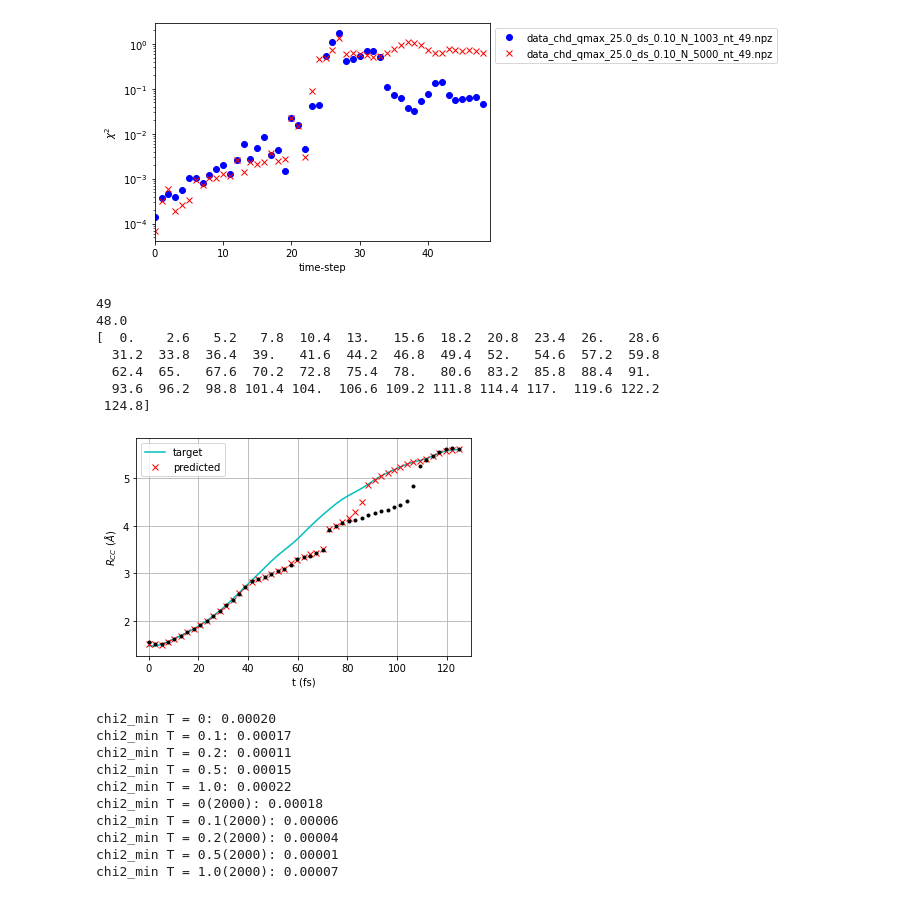
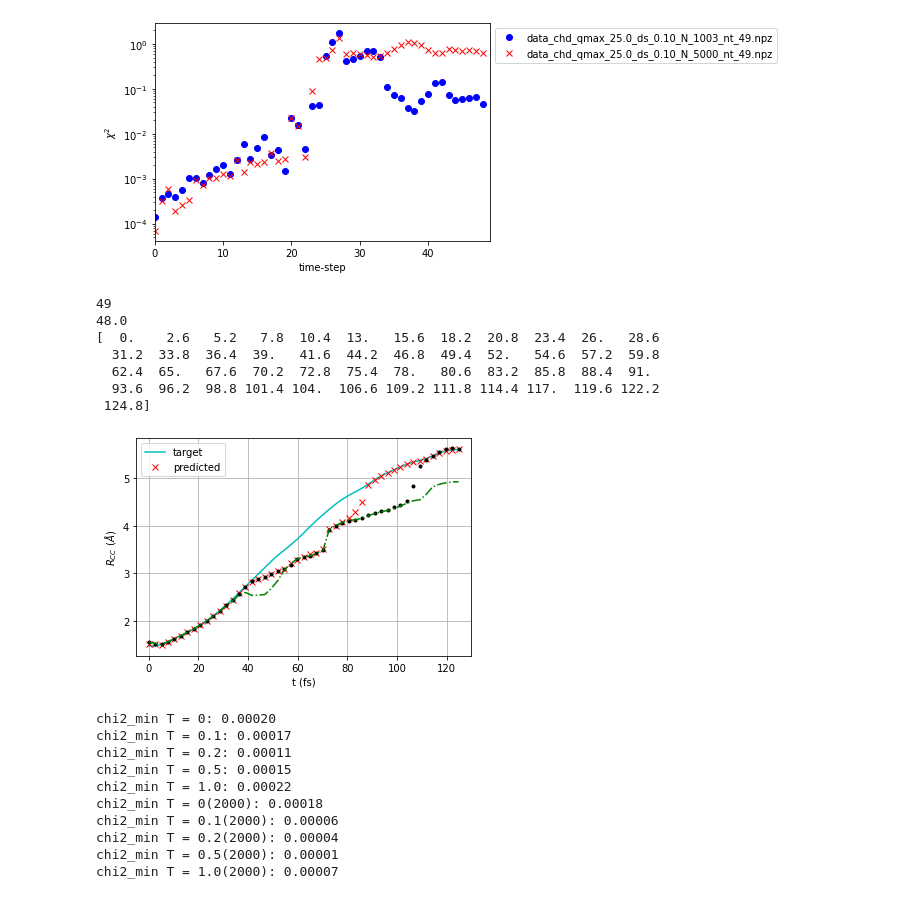
Before and after one commit to tnorthey/molecule, a Jupyter notebook: create_plots_chd.ipynb, the cells around one changed output. Cells and saved outputs as stored; diff of their text form; code cells hidden in the pictures.

```diff
--- a/create_plots_chd.ipynb
+++ b/create_plots_chd.ipynb
@@ -214,36 +214,39 @@ rCC_target = np.loadtxt('report/rcc_target.dat')
 #rCC_predicted = np.loadtxt('RCC_chd_qmax_25.0_ds_0.20_N_1996_nt_40.dat')
 rCC_predicted1 = np.loadtxt('report/rcc_1003.dat')
 rCC_predicted2 = np.loadtxt('report/rcc_1002.dat')
+rCC_predicted3 = np.loadtxt('report/rcc_997_robust.dat')
 
 
 print(rCC_target.shape[0])
 print(rCC_target[-1, 0])
 time = np.linspace(0, 2.6 * rCC_target[-1, 0], rCC_target.shape[0])
 print(time)
 p.plot(time, rCC_target[:, 1], 'c')
 p.plot(time, rCC_predicted1[:, 1], 'rx')
 p.plot(time, rCC_predicted2[:, 1], 'k.')
+p.plot(time, rCC_predicted3[:, 1], 'g-.')
+
 p.legend(('target', 'predicted'))
 p.xlabel('t (fs)')
 p.ylabel('$R_{CC}\ (\AA)$')
 p.grid()
 p.xlim((-5, time[-1] + 5))
 
 fname = 'report/rcc_plots.png'
 p.savefig(fname, dpi=300, facecolor='w',
         edgecolor='w', orientation='portrait',
         format='png', transparent=False,
         bbox_inches='tight', pad_inches=0.1,
         metadata=None)
 # %% [output]
 49
 48.0
 [  0.    2.6   5.2   7.8  10.4  13.   15.6  18.2  20.8  23.4  26.   28.6
   31.2  33.8  36.4  39.   41.6  44.2  46.8  49.4  52.   54.6  57.2  59.8
   62.4  65.   67.6  70.2  72.8  75.4  78.   80.6  83.2  85.8  88.4  91.
   93.6  96.2  98.8 101.4 104.  106.6 109.2 111.8 114.4 117.  119.6 122.2
  124.8]
-[figure, old version]
+[figure, new version]
 # %%
 fpath = 'chd_data'
 chi2_0p0 = np.loadtxt('%s/T0p0_ds0p1_q4_25_N1000_100runs.dat' % fpath)
```
Also changed, not shown: 3 other files.
